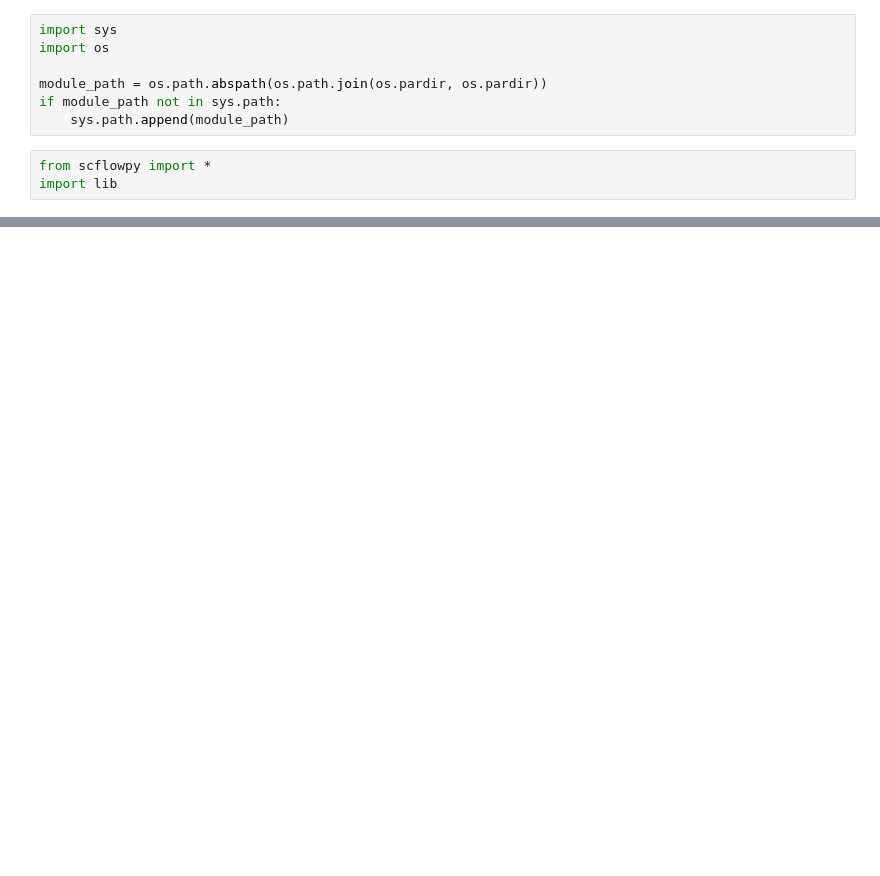
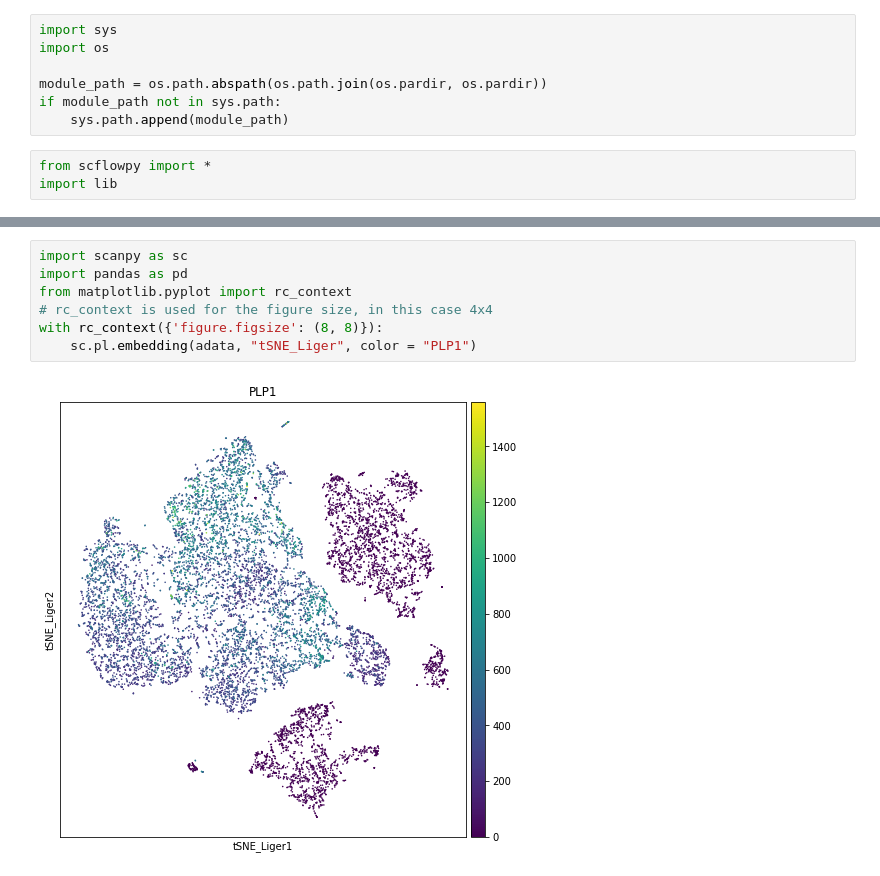
Before and after one commit to combiz/scflowpy, a Jupyter notebook: notebooks/Untitled.ipynb, the cells around one changed output, grey strips where cells are left out. Saved outputs shown, nothing was run; the diff lists cells and outputs as text; blank space fills up the shorter version.

```diff
--- a/notebooks/Untitled.ipynb
+++ b/notebooks/Untitled.ipynb
@@ -66,0 +67,9 @@ NameError: name 'hello_world' is not defined
+# %%
+import scanpy as sc
+import pandas as pd
+from matplotlib.pyplot import rc_context
+# rc_context is used for the figure size, in this case 4x4
+with rc_context({'figure.figsize': (8, 8)}):
+    sc.pl.embedding(adata, "tSNE_Liger", color = "PLP1")
+# %% [output]
+[figure, added]
```
Also changed, not shown: parts of 10 cells of this notebook, 4 other files.
